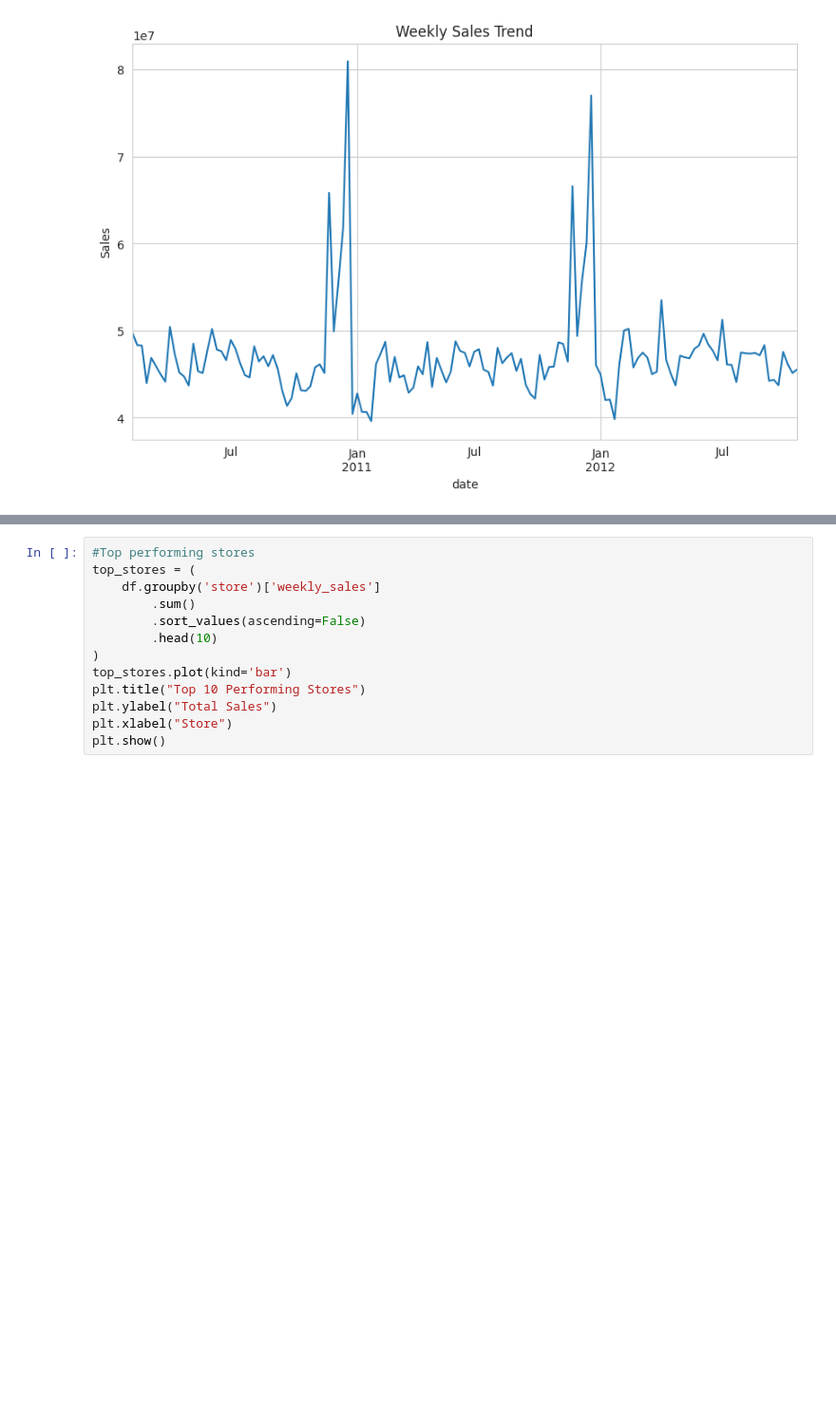
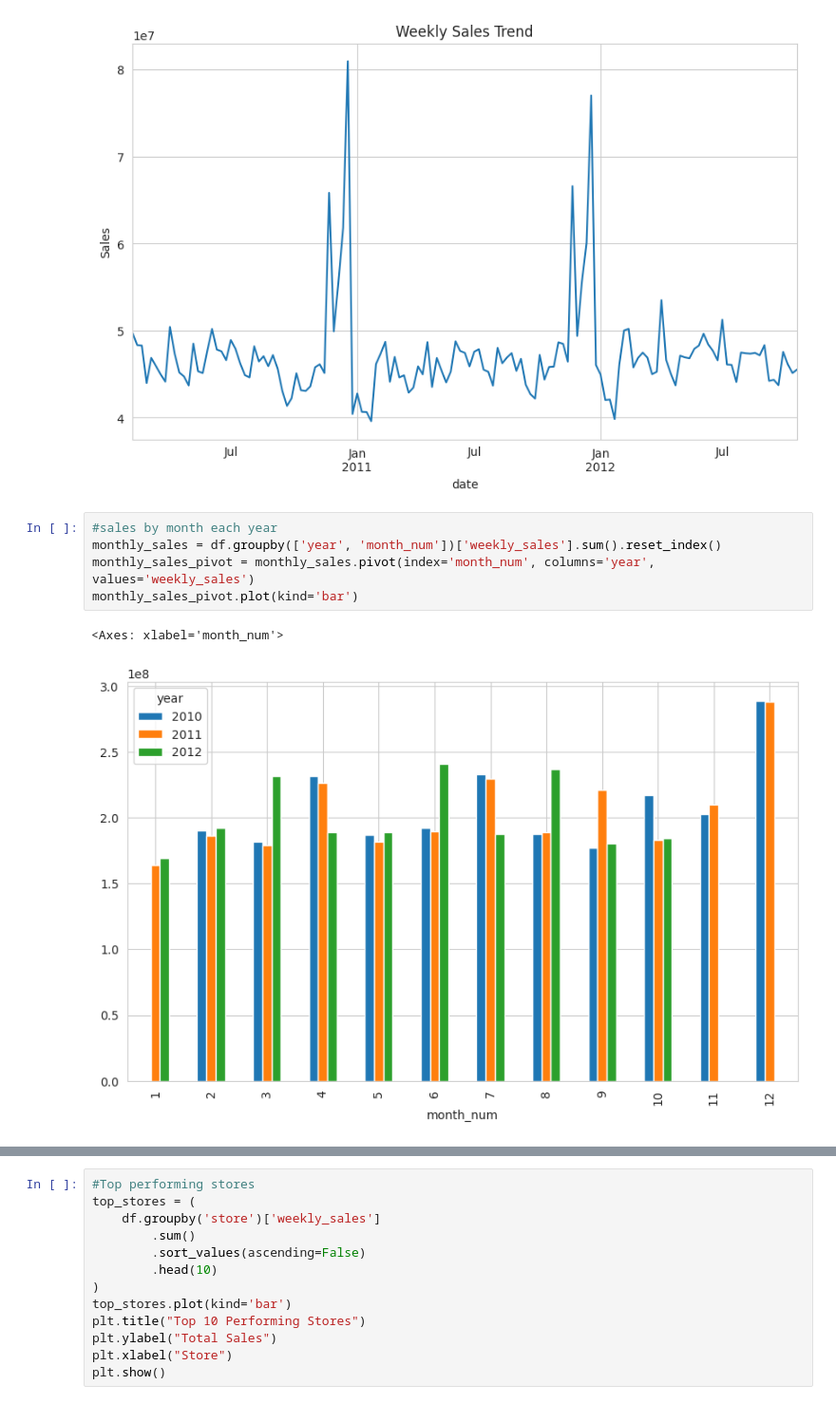
Before and after one commit to deyyfahr-hub/Portofolio, a Jupyter notebook: Notebook/Walmart_Sales_Analysis.ipynb, the cells around one changed output, grey strips where cells are left out. Shown at 95% size. Cells and saved outputs as stored; diff of their text form; blank space fills up the shorter version.

Commit message:
Update Walmart_Sales_Analysis.ipynb
Added Weekly sales by month each year

```diff
--- a/Notebook/Walmart_Sales_Analysis.ipynb
+++ b/Notebook/Walmart_Sales_Analysis.ipynb
@@ -132,3 +132,11 @@ plt.ylabel("Sales")
 plt.show()
 # %% [output]
 [figure]
+# %%
+#sales by month each year
+monthly_sales = df.groupby(['year', 'month_num'])['weekly_sales'].sum().reset_index()
+monthly_sales_pivot = monthly_sales.pivot(index='month_num', columns='year', values='weekly_sales')
+monthly_sales_pivot.plot(kind='bar')
+# %% [output]
+<Axes: xlabel='month_num'>
+[figure, added]
```
Also changed, not shown: parts of 1 cell of this notebook.
